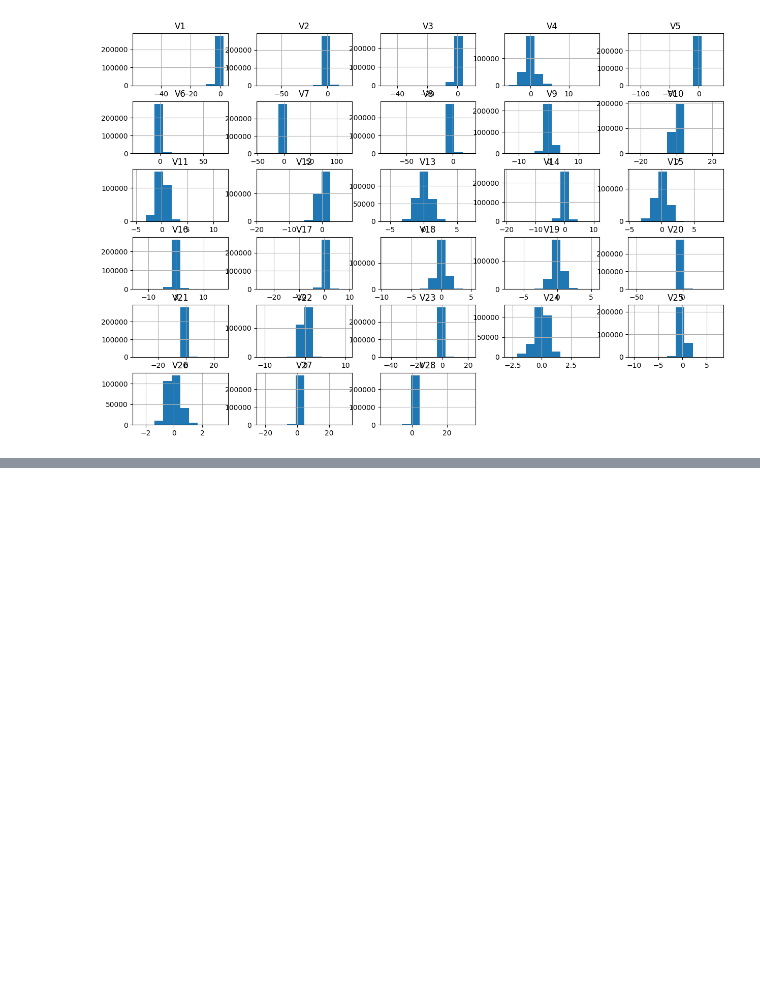
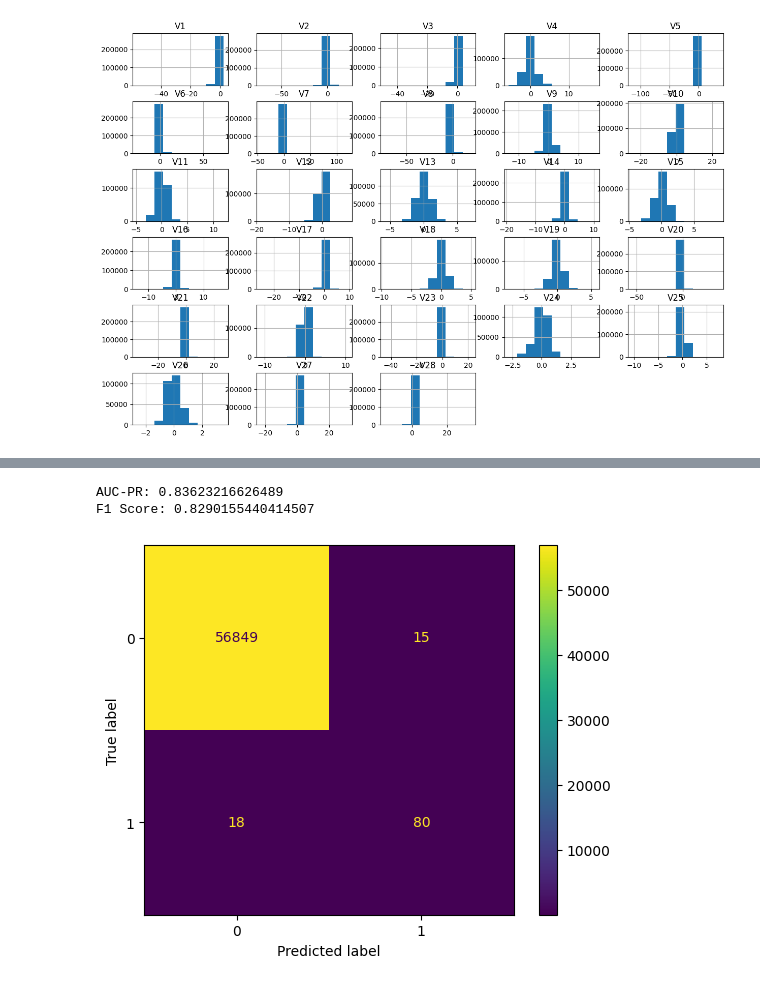
Before and after one commit to betsinat-amare/Improved-detection-of-fraud-cases-for-e-commerce-and-bank-transactions, a Jupyter notebook: notebooks/eda-creditcard.ipynb, the cells around one changed output, grey strips where cells are left out. Cells and saved outputs as stored; diff of their text form; code cells hidden in the pictures; blank space fills up the shorter version.

```diff
--- a/notebooks/eda-creditcard.ipynb
+++ b/notebooks/eda-creditcard.ipynb
@@ -72,0 +116,13 @@ credit_df.to_csv("../data/processed/creditcard_processed.csv", index=False)
+# %%
+y_pred_rf_cc = rf_cc.predict(Xc_test)
+y_proba_rf_cc = rf_cc.predict_proba(Xc_test)[:, 1]
+
+print("AUC-PR:", average_precision_score(yc_test, y_proba_rf_cc))
+print("F1 Score:", f1_score(yc_test, y_pred_rf_cc))
+
+ConfusionMatrixDisplay.from_predictions(yc_test, y_pred_rf_cc)
+plt.show()
+# %% [output]
+AUC-PR: 0.83623216626489
+F1 Score: 0.8290155440414507
+[figure, added]
```
Also changed, not shown: parts of 10 cells of this notebook, 2 other files.
